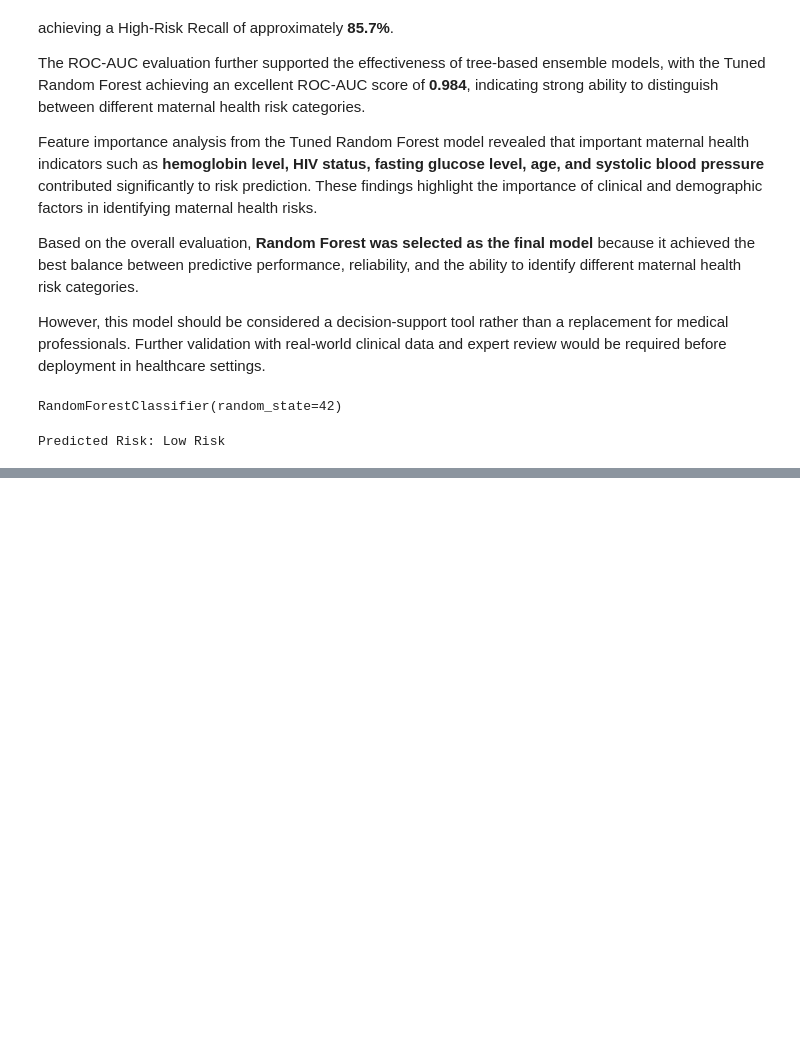
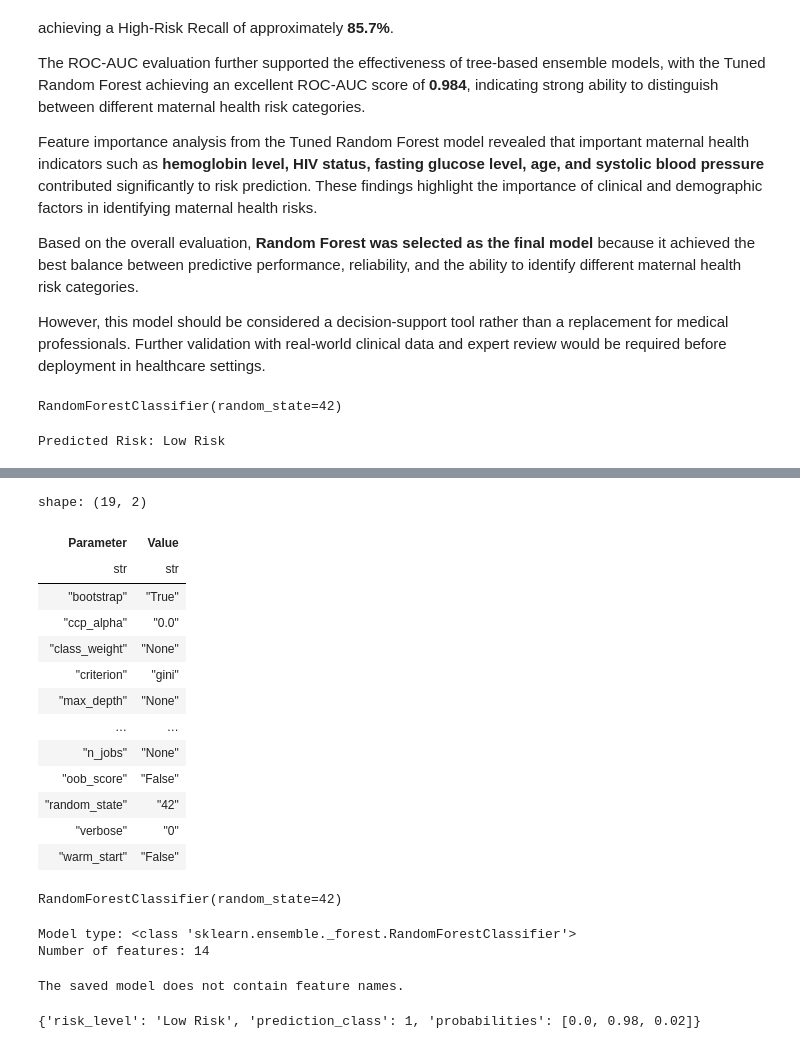
Before and after one commit to Elugbindin-Kehinde-Rashidat/Pregnancy-Journey-Partner-Project, a Jupyter notebook: notebooks/05_model_evaluation.ipynb, the cells around one changed output, grey strips where cells are left out. Saved outputs shown, nothing was run; the diff lists cells and outputs as text; code cells hidden in the pictures; blank space fills up the shorter version.

Commit message:
Complete Pregnancy Journey Partner application

```diff
--- a/notebooks/05_model_evaluation.ipynb
+++ b/notebooks/05_model_evaluation.ipynb
@@ -695,0 +718,58 @@ Predicted Risk: Low Risk
+# %%
+import polars as pl
+model_parameters = pl.DataFrame(
+    {
+        "Parameter": list(model.get_params().keys()),
+        "Value": [
+            str(value)
+            for value in model.get_params().values()
+        ]
+    }
+)
+
+model_parameters
+# %% [output]
+shape: (19, 2)
+| Parameter | Value |
+| str | str |
+| "bootstrap" | "True" |
+| "ccp_alpha" | "0.0" |
+| "class_weight" | "None" |
+| "criterion" | "gini" |
+| "max_depth" | "None" |
+| … | … |
+| "n_jobs" | "None" |
+| "oob_score" | "False" |
+| "random_state" | "42" |
+| "verbose" | "0" |
+| "warm_start" | "False" |
+# %%
+print(model)
+# %% [output]
+RandomForestClassifier(random_state=42)
+# %%
+import joblib
+
+model = joblib.load("../models/random_forest.pkl")
+
+print("Model type:", type(model))
+print("Number of features:", model.n_features_in_)
+
+if hasattr(model, "feature_names_in_"):
+    print("Features:")
+    for feature in model.feature_names_in_:
+        print("-", feature)
+# %% [output]
+Model type: <class 'sklearn.ensemble._forest.RandomForestClassifier'>
+Number of features: 14
+# %%
+# Check the exact feature order used by the saved model
+
+if hasattr(model, "feature_names_in_"):
+    print("Feature order:")
+    for i, feature in enumerate(model.feature_names_in_, start=1):
+        print(f"{i}. {feature}")
+else:
+    print("The saved model does not contain feature names.")
+# %% [output]
+The saved model does not contain feature names.
@@ -695,0 +847,21 @@ Predicted Risk: Low Risk
+# %%
+result = predict_pregnancy_risk(
+    age_years=28,
+    gravidity=2,
+    parity=1,
+    gestational_age_weeks=32,
+    bmi_pre_pregnancy=24.5,
+    systolic_bp_mmhg=120,
+    diastolic_bp_mmhg=80,
+    hemoglobin_gdl=12.5,
+    fasting_glucose_mgdl=90,
+    proteinuria=0,
+    hiv_status=0,
+    anc_visits=5,
+    delivery_mode=1,
+    pregnancy_outcome=0
+)
+
+print(result)
+# %% [output]
+{'risk_level': 'Low Risk', 'prediction_class': 1, 'probabilities': [0.0, 0.98, 0.02]}
```
Also changed, not shown: parts of 2 cells of this notebook, 39 other files.
